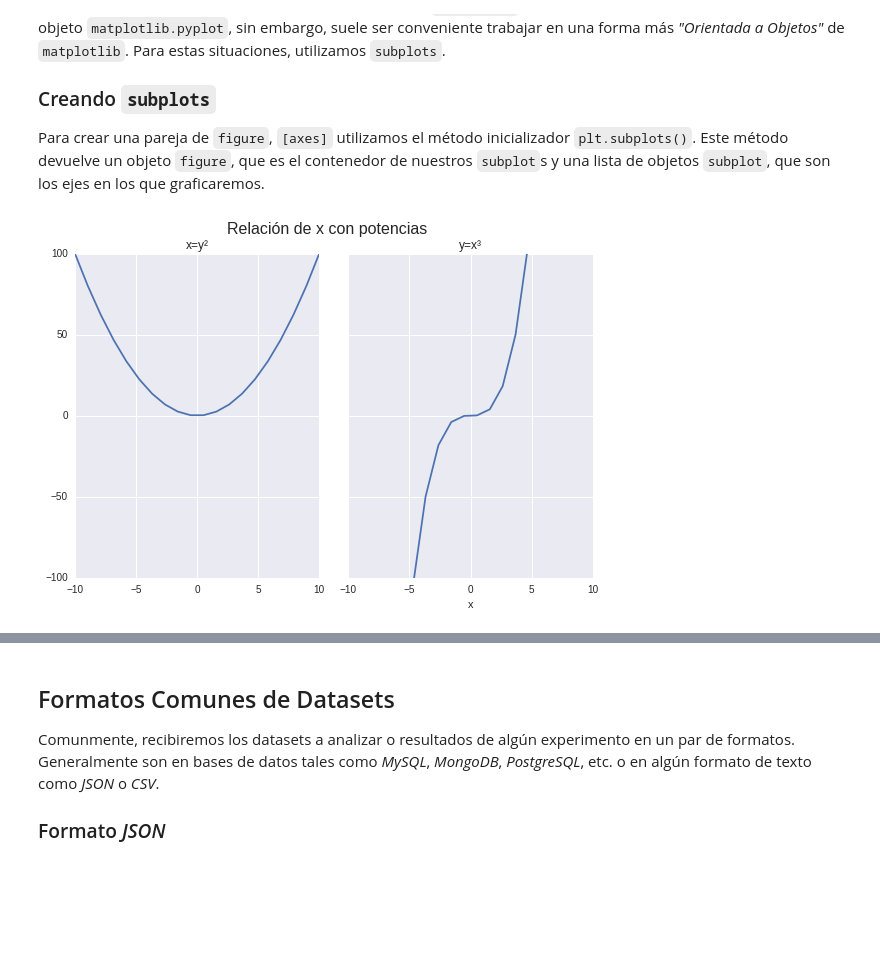
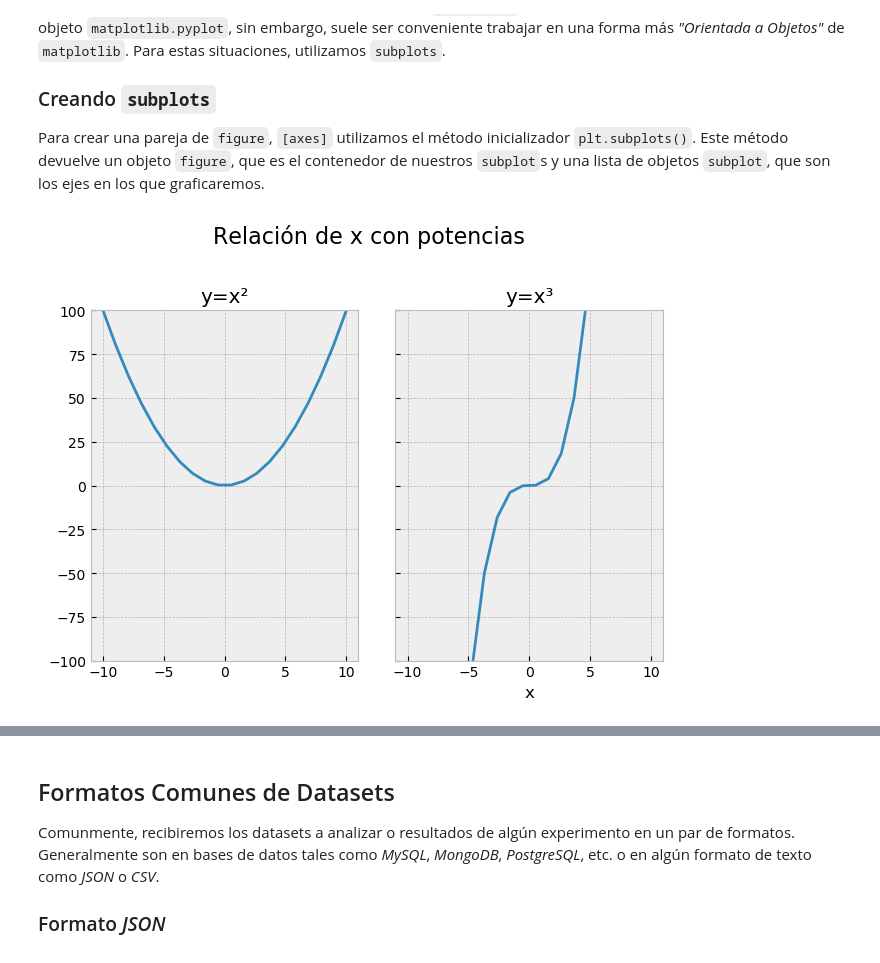
Before and after one commit to jdbr99/computo-cientifico-python, a Jupyter notebook: 06-matplotlib-pandas/matplotlib-pandas.ipynb, the cells around one changed output, grey strips where cells are left out. Cells and saved outputs as stored; diff of their text form; code cells hidden in the pictures; blank space fills up the shorter version.

```diff
--- a/06-matplotlib-pandas/matplotlib-pandas.ipynb
+++ b/06-matplotlib-pandas/matplotlib-pandas.ipynb
@@ -27,26 +27,26 @@ Para crear una pareja de `figure`, `[axes]` utilizamos el método inicializador
 # %%
 x = np.linspace(-10,10,20)
 y = x**2
 y_2 = x**3
 
-plt.style.use("seaborn")
+plt.style.use("bmh")
 fig, (ax1, ax2) = plt.subplots(nrows=1, ncols=2, sharey=True)
 
 fig.suptitle("Relación de x con potencias", size=16)
 fig.tight_layout()
-fig.subplots_adjust(top=.90)
+fig.subplots_adjust(top=.80)
 
 ax1.plot(x,y)
-ax1.set_title("x=y²")
+ax1.set_title("y=x²")
 ax1.set_ylim(-100,100)
 
 ax2.plot(x,y_2)
 ax2.set_title("y=x³")
 ax2.set_xlabel("x")
 
 plt.show()
 # %% [output]
-[figure, old version]
+[figure, new version]
 # %% [markdown]
 ## Narración de Datos
 Es importante presentar de forma entendible los datos obtenidos de un estudio para evitar incurrir en _falacias_ narrativas.
```
Also changed, not shown: parts of 2 cells of this notebook, 8 other files.
